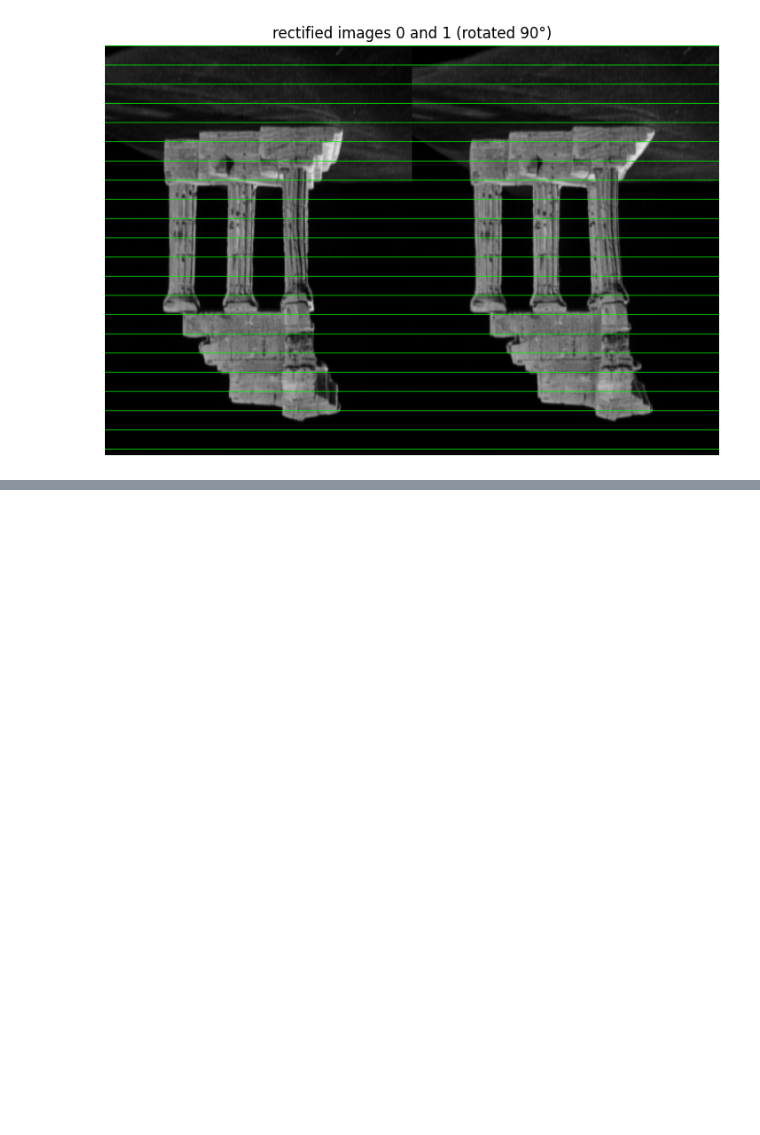
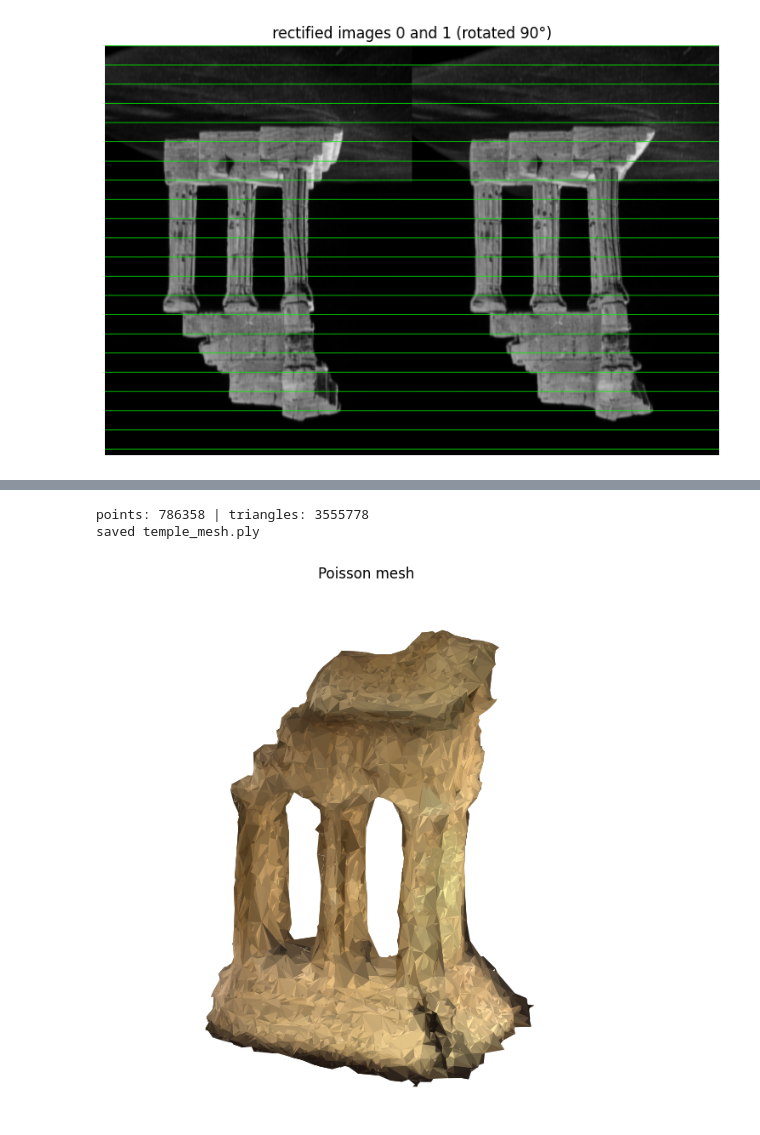
Before and after one commit to sensoyyasin/3D-Sfm-Stereo-Mesh, a Jupyter notebook: sfm.ipynb, the cells around one changed output, grey strips where cells are left out. Saved outputs shown, nothing was run; the diff lists cells and outputs as text; code cells hidden in the pictures; blank space fills up the shorter version.

```diff
--- a/sfm.ipynb
+++ b/sfm.ipynb
@@ -907,0 +1079,77 @@ saved temple_dense.ply
+# %%
+import os
+import sys
+import open3d as o3d
+
+o3d.utility.set_verbosity_level(o3d.utility.VerbosityLevel.Error)
+
+ring_center = centers.mean(axis=0)
+_, _, Vt = np.linalg.svd(centers - ring_center)
+R_up = Vt.copy()
+if np.linalg.det(R_up) < 0:
+    R_up[2] = -R_up[2]
+points_up = (R_up @ (dense_points - ring_center).T).T
+
+pcd = o3d.geometry.PointCloud()
+pcd.points = o3d.utility.Vector3dVector(points_up)
+pcd.colors = o3d.utility.Vector3dVector(dense_colors / 255)
+
+size = np.percentile(points_up, 99, axis=0) - np.percentile(points_up, 1, axis=0)
+voxel = size.max() / 250
+pcd = pcd.voxel_down_sample(voxel)
+pcd, _ = pcd.remove_statistical_outlier(nb_neighbors=20, std_ratio=2.0)
+
+pcd.estimate_normals(o3d.geometry.KDTreeSearchParamHybrid(radius=voxel * 4, max_nn=30))
+pcd.orient_normals_consistent_tangent_plane(15)
+
+# Poisson prints C++ warnings ("bad average roots") straight to the output -> We Send them to /dev/null.
+sys.stdout.flush()
+sys.stderr.flush()
+devnull = os.open(os.devnull, os.O_WRONLY)
+saved_out = os.dup(1)
+saved_err = os.dup(2)
+os.dup2(devnull, 1)
+os.dup2(devnull, 2)
+mesh, densities = o3d.geometry.TriangleMesh.create_from_point_cloud_poisson(pcd, depth=9, n_threads=1)
+os.dup2(saved_out, 1)
+os.dup2(saved_err, 2)
+os.close(devnull)
+densities = np.asarray(densities)
+mesh.remove_vertices_by_mask(densities < np.quantile(densities, 0.05))
+
+o3d.io.write_triangle_mesh("temple_mesh.ply", mesh)
+print("points:", len(pcd.points), "| triangles:", len(mesh.triangles))
+print("saved temple_mesh.ply")
+# %% [output]
+points: 786358 | triangles: 3555778
+saved temple_mesh.ply
+# %%
+from mpl_toolkits.mplot3d.art3d import Poly3DCollection
+
+small = mesh.simplify_quadric_decimation(60000)
+small.compute_triangle_normals()
+v = np.asarray(small.vertices)
+tri = np.asarray(small.triangles)
+normals = np.asarray(small.triangle_normals)
+
+light = np.array([0.4, -0.6, 0.7])
+light = light / np.linalg.norm(light)
+shade = 0.35 + 0.65 * np.abs(normals @ light)
+face_colors = np.asarray(small.vertex_colors)[tri].mean(axis=1)
+face_colors = np.clip(face_colors * (0.55 + 0.6 * shade[:, None]), 0, 1)
+
+fig = plt.figure(figsize=(8, 8))
+ax = fig.add_subplot(projection="3d")
+ax.add_collection3d(Poly3DCollection(v[tri], facecolors=face_colors, edgecolor="none"))
+lo = np.percentile(v, 1, axis=0)
+hi = np.percentile(v, 99, axis=0)
+ax.set_xlim(lo[0], hi[0])
+ax.set_ylim(lo[1], hi[1])
+ax.set_zlim(lo[2], hi[2])
+ax.set_box_aspect(hi - lo)
+ax.view_init(elev=15, azim=35)
+ax.axis("off")
+plt.title("Poisson mesh")
+plt.show()
+# %% [output]
+[figure, added]
```
Also changed, not shown: parts of 23 cells of this notebook.
